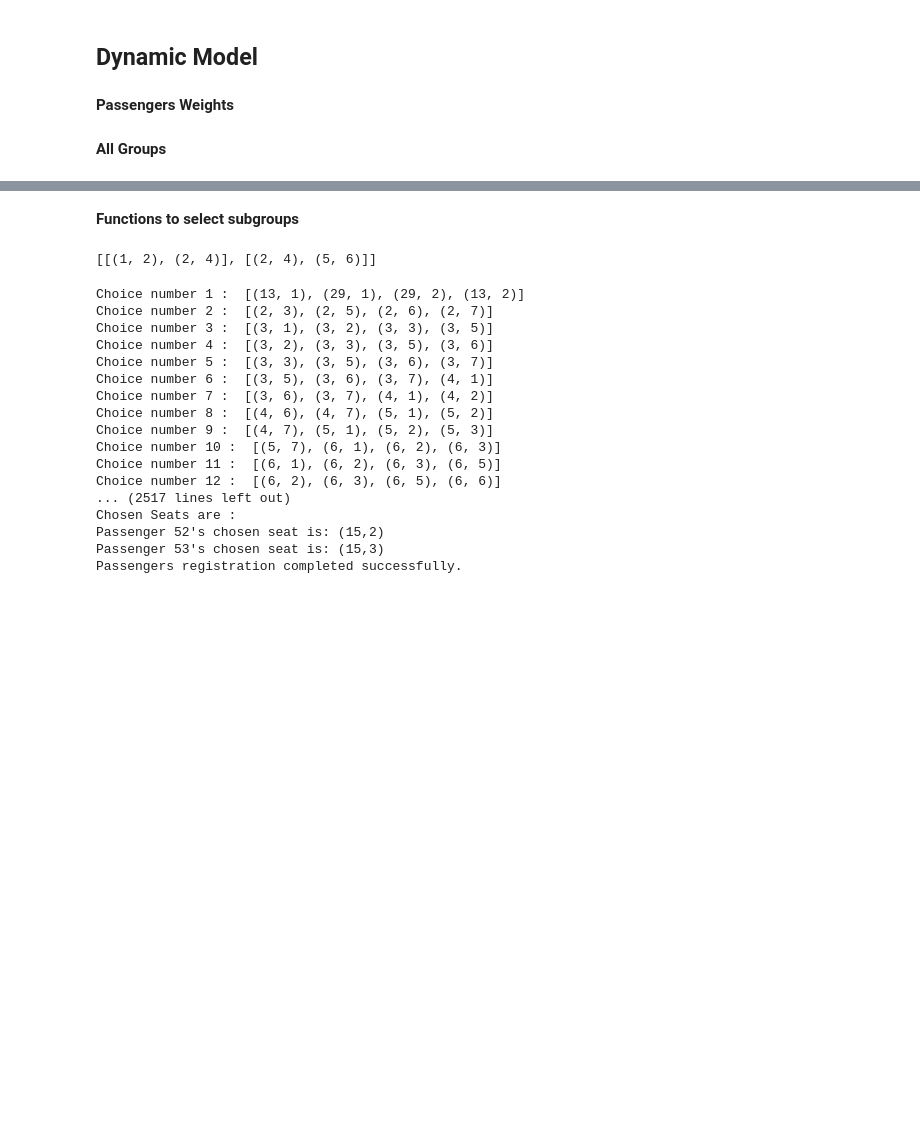
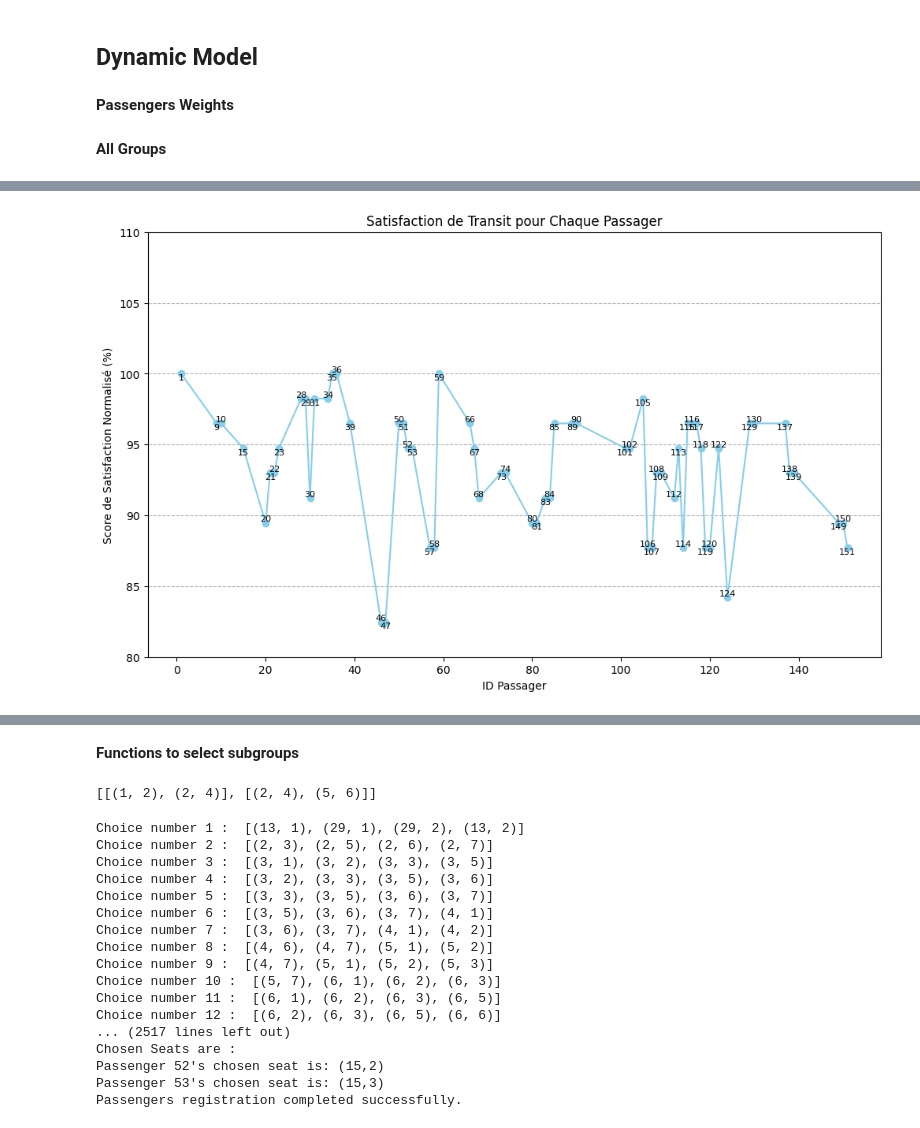
Before and after one commit to AlexandreRadigue/ST7_Opti_AirFrance, a Jupyter notebook: ST7 -Airfrance - Dynamique/DynamicModel.ipynb, the cells around one changed output, grey strips where cells are left out. Saved outputs shown, nothing was run; the diff lists cells and outputs as text; code cells hidden in the pictures; blank space fills up the shorter version.

```diff
--- a/ST7 -Airfrance - Dynamique/DynamicModel.ipynb
+++ b/ST7 -Airfrance - Dynamique/DynamicModel.ipynb
@@ -1106,6 +1076,41 @@ def score_Passenger_Transit(Passengers_Assign_Dict,Seats_Assign_Dict):
             Score_Passenger_ind_Transit[passenger] = score_pass*100
             Score_Passenger_ind_norm_Transit[passenger]=Score_Passenger_ind_Transit[passenger]/max(Score_Passenger_ind_Transit.values()) *100
     return Score_Passenger_ind_Transit , Score_Passenger_ind_norm_Transit
+# %%
+import matplotlib.pyplot as plt
+
+# Exécutez votre fonction pour obtenir les scores
+# Remplacez ceci par l'appel réel à votre fonction avec les dictionnaires appropriés
+Score_Passenger_ind_Transit, Score_Passenger_ind_norm_Transit = score_Passenger_Transit(PassengersAssignOptimDict, SeatsAssignOptimDict)
+
+# Préparation des données pour le tracé
+passenger_ids = list(Score_Passenger_ind_norm_Transit.keys())
+scores = list(Score_Passenger_ind_norm_Transit.values())
+
+# Création du graphique
+plt.figure(figsize=(12, 7))
+
+# Tracer la courbe
+plt.plot(passenger_ids, scores, marker='o', linestyle='-', color='skyblue')
+
+# Ajouter une étiquette à chaque point
+for (i, score) in zip(passenger_ids, scores):
+    if i%2 == 0:
+        plt.text(i, score, f'{i}', ha = 'center', va='bottom', fontsize=8)  # Ajuster légèrement en hauteur pour ne pas superposer le texte aux points
+
+for (i, score) in zip(passenger_ids, scores):
+    if i%2 == 1:
+        plt.text(i, score, f'{i}', ha = 'center', va='top', fontsize=8)
+
+plt.title('Satisfaction de Transit pour Chaque Passager')
+plt.xlabel('ID Passager')
+plt.ylabel('Score de Satisfaction Normalisé (%)')
+plt.ylim(80, max(scores) + 10)
+
+plt.grid(axis='y', linestyle='--')
+plt.show()
+# %% [output]
+[figure, added]
 # %%
 score_Passenger_Transit(PassengersAssignOptimDict,SeatsAssignOptimDict)[1]
 # %% [output]
```
Also changed, not shown: parts of 5 cells of this notebook.
